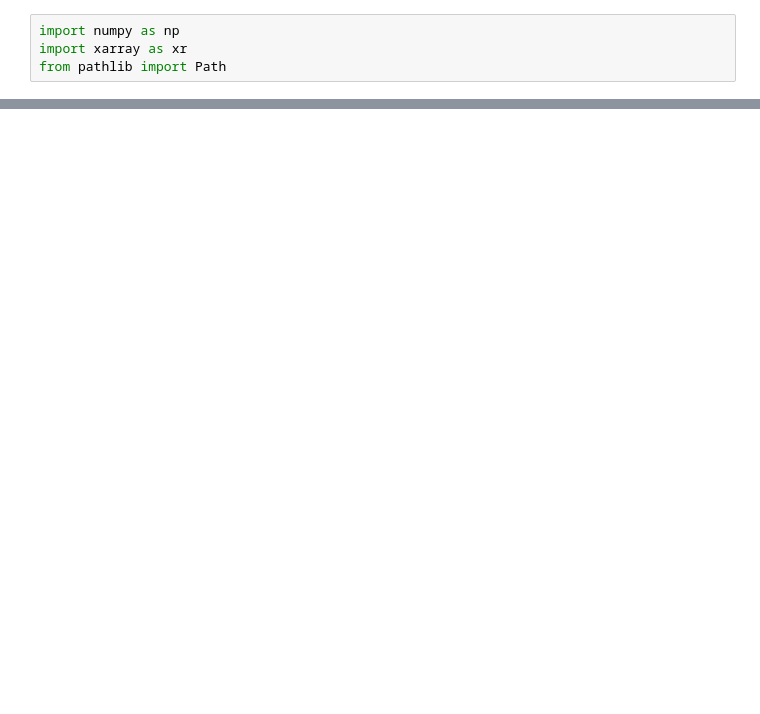
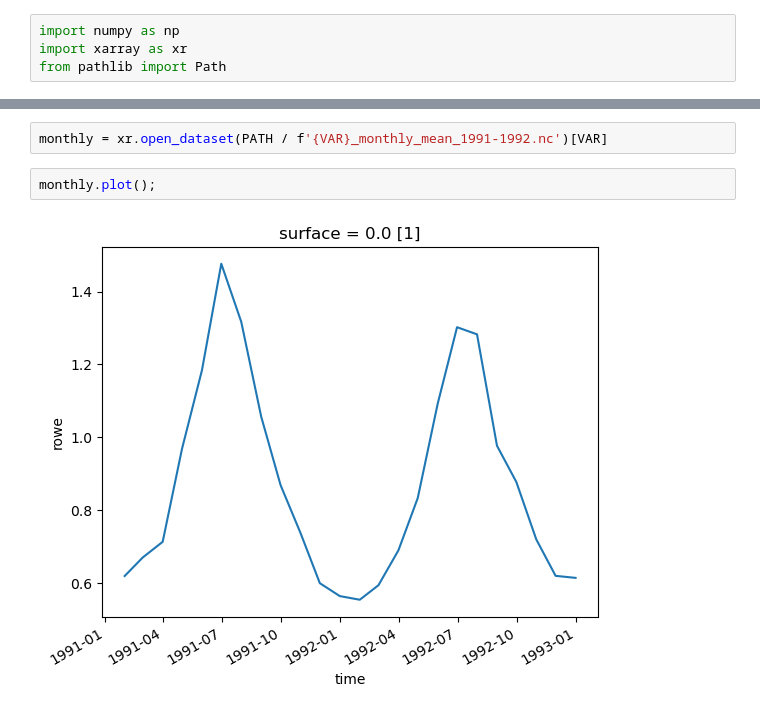
Before and after one commit to casadoj/SotCin2024, a Jupyter notebook: notebook/test_data.ipynb, the cells around one changed output, grey strips where cells are left out. Saved outputs shown, nothing was run; the diff lists cells and outputs as text; blank space fills up the shorter version.

```diff
--- a/notebook/test_data.ipynb
+++ b/notebook/test_data.ipynb
@@ -13,0 +15,6 @@ avgdis.plot();
+# %%
+monthly = xr.open_dataset(PATH / f'{VAR}_monthly_mean_1991-1992.nc')[VAR]
+# %%
+monthly.plot();
+# %% [output]
+[figure, added]
```
Also changed, not shown: parts of 4 cells of this notebook, 4 other files.
